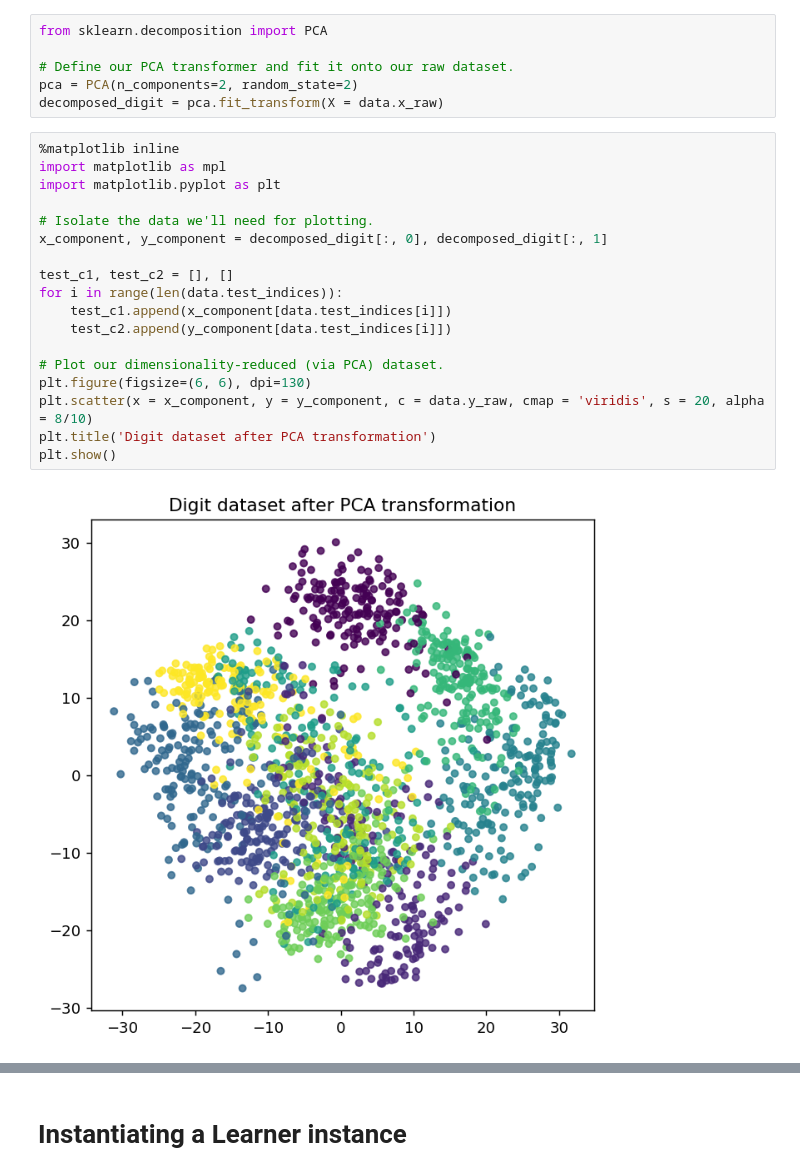
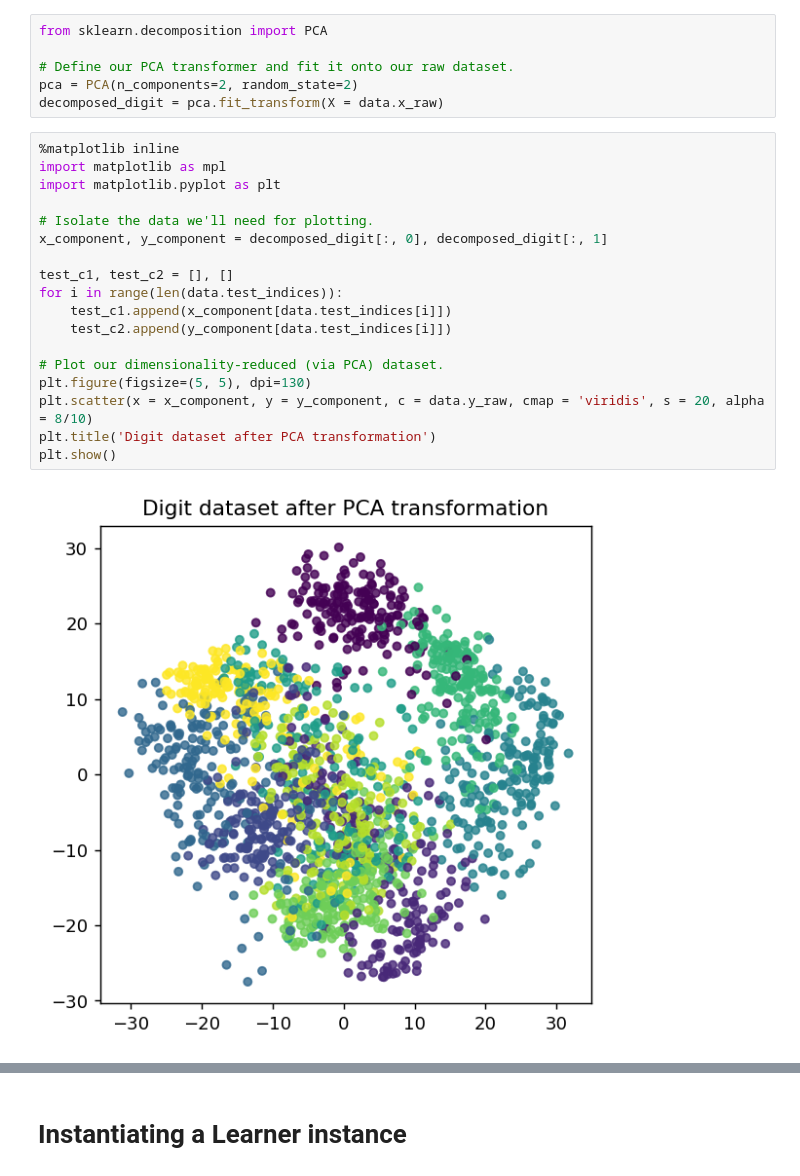
Before and after one commit to punanand/Active-Learning-Framework, a Jupyter notebook: PoolBased_UncertaintySampling .ipynb, the cells around one changed output, grey strips where cells are left out. Drawn from its saved outputs; the diff is of its cells as text.

```diff
--- a/PoolBased_UncertaintySampling .ipynb
+++ b/PoolBased_UncertaintySampling .ipynb
@@ -28,20 +30,20 @@ decomposed_digit = pca.fit_transform(X = data.x_raw)
 # %%
 %matplotlib inline
 import matplotlib as mpl
 import matplotlib.pyplot as plt
 
 # Isolate the data we'll need for plotting.
 x_component, y_component = decomposed_digit[:, 0], decomposed_digit[:, 1]
 
 test_c1, test_c2 = [], []
 for i in range(len(data.test_indices)):
     test_c1.append(x_component[data.test_indices[i]])
     test_c2.append(y_component[data.test_indices[i]])
 
 # Plot our dimensionality-reduced (via PCA) dataset.
-plt.figure(figsize=(6, 6), dpi=130)
+plt.figure(figsize=(5, 5), dpi=130)
 plt.scatter(x = x_component, y = y_component, c = data.y_raw, cmap = 'viridis', s = 20, alpha = 8/10)
 plt.title('Digit dataset after PCA transformation')
 plt.show()
 # %% [output]
-[figure, old version]
+[figure, new version]
```
Also changed, not shown: parts of 11 cells of this notebook, 7 other files.
